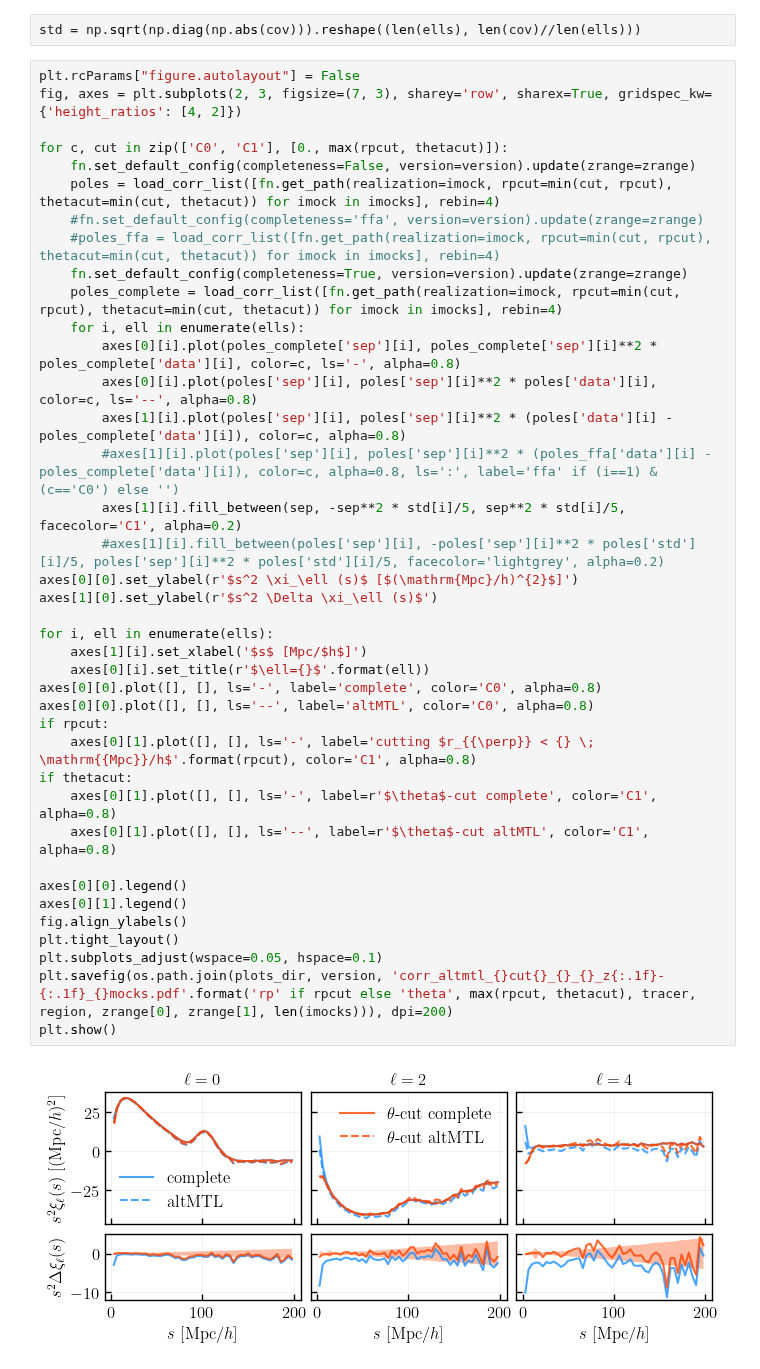
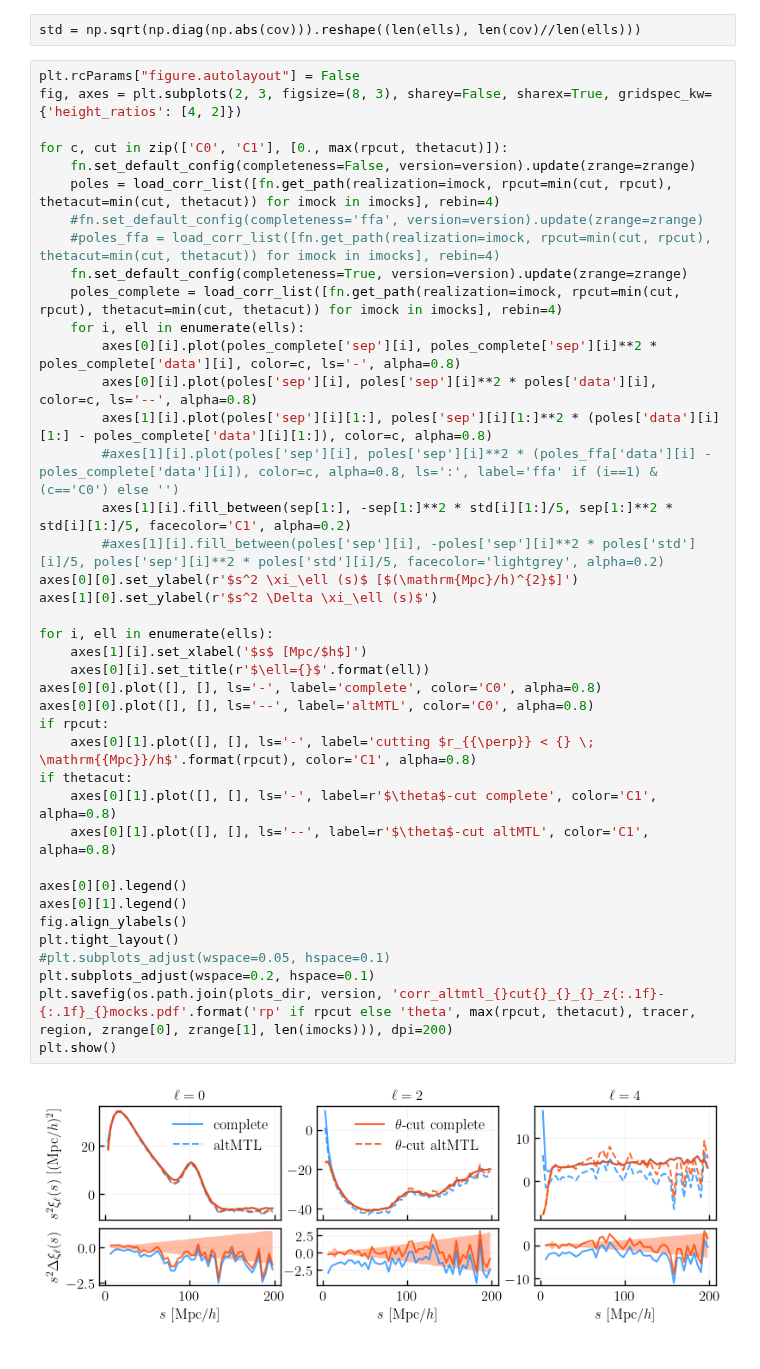
Before and after one commit to mathildepinon/desi-fiber-collisions, a Jupyter notebook: nb/corr_plots.ipynb, the cells around one changed output. Saved outputs shown, nothing was run; the diff lists cells and outputs as text.

```diff
--- a/nb/corr_plots.ipynb
+++ b/nb/corr_plots.ipynb
@@ -47,7 +47,7 @@ sep, cov = get_EZmocks_covariance(stat='xi', tracer=tracer, region=region, zrang
 std = np.sqrt(np.diag(np.abs(cov))).reshape((len(ells), len(cov)//len(ells)))
 # %%
 plt.rcParams["figure.autolayout"] = False
-fig, axes = plt.subplots(2, 3, figsize=(7, 3), sharey='row', sharex=True, gridspec_kw={'height_ratios': [4, 2]})
+fig, axes = plt.subplots(2, 3, figsize=(8, 3), sharey=False, sharex=True, gridspec_kw={'height_ratios': [4, 2]})
 
 for c, cut in zip(['C0', 'C1'], [0., max(rpcut, thetacut)]):
     fn.set_default_config(completeness=False, version=version).update(zrange=zrange)
@@ -55,34 +55,35 @@ for c, cut in zip(['C0', 'C1'], [0., max(rpcut, thetacut)]):
     #fn.set_default_config(completeness='ffa', version=version).update(zrange=zrange)
     #poles_ffa = load_corr_list([fn.get_path(realization=imock, rpcut=min(cut, rpcut), thetacut=min(cut, thetacut)) for imock in imocks], rebin=4)
     fn.set_default_config(completeness=True, version=version).update(zrange=zrange)
     poles_complete = load_corr_list([fn.get_path(realization=imock, rpcut=min(cut, rpcut), thetacut=min(cut, thetacut)) for imock in imocks], rebin=4)
     for i, ell in enumerate(ells):
         axes[0][i].plot(poles_complete['sep'][i], poles_complete['sep'][i]**2 * poles_complete['data'][i], color=c, ls='-', alpha=0.8)
         axes[0][i].plot(poles['sep'][i], poles['sep'][i]**2 * poles['data'][i], color=c, ls='--', alpha=0.8)
-        axes[1][i].plot(poles['sep'][i], poles['sep'][i]**2 * (poles['data'][i] - poles_complete['data'][i]), color=c, alpha=0.8)
+        axes[1][i].plot(poles['sep'][i][1:], poles['sep'][i][1:]**2 * (poles['data'][i][1:] - poles_complete['data'][i][1:]), color=c, alpha=0.8)
         #axes[1][i].plot(poles['sep'][i], poles['sep'][i]**2 * (poles_ffa['data'][i] - poles_complete['data'][i]), color=c, alpha=0.8, ls=':', label='ffa' if (i==1) & (c=='C0') else '')
-        axes[1][i].fill_between(sep, -sep**2 * std[i]/5, sep**2 * std[i]/5, facecolor='C1', alpha=0.2)
+        axes[1][i].fill_between(sep[1:], -sep[1:]**2 * std[i][1:]/5, sep[1:]**2 * std[i][1:]/5, facecolor='C1', alpha=0.2)
         #axes[1][i].fill_between(poles['sep'][i], -poles['sep'][i]**2 * poles['std'][i]/5, poles['sep'][i]**2 * poles['std'][i]/5, facecolor='lightgrey', alpha=0.2)
 axes[0][0].set_ylabel(r'$s^2 \xi_\ell (s)$ [$(\mathrm{Mpc}/h)^{2}$]')
 axes[1][0].set_ylabel(r'$s^2 \Delta \xi_\ell (s)$')
 
 for i, ell in enumerate(ells):
     axes[1][i].set_xlabel('$s$ [Mpc/$h$]')
     axes[0][i].set_title(r'$\ell={}$'.format(ell))
 axes[0][0].plot([], [], ls='-', label='complete', color='C0', alpha=0.8)
 axes[0][0].plot([], [], ls='--', label='altMTL', color='C0', alpha=0.8)
 if rpcut:
     axes[0][1].plot([], [], ls='-', label='cutting $r_{{\perp}} < {} \; \mathrm{{Mpc}}/h$'.format(rpcut), color='C1', alpha=0.8)
 if thetacut:
     axes[0][1].plot([], [], ls='-', label=r'$\theta$-cut complete', color='C1', alpha=0.8)
     axes[0][1].plot([], [], ls='--', label=r'$\theta$-cut altMTL', color='C1', alpha=0.8)
 
 axes[0][0].legend()
 axes[0][1].legend()
 fig.align_ylabels()
 plt.tight_layout()
-plt.subplots_adjust(wspace=0.05, hspace=0.1)
+#plt.subplots_adjust(wspace=0.05, hspace=0.1)
+plt.subplots_adjust(wspace=0.2, hspace=0.1)
 plt.savefig(os.path.join(plots_dir, version, 'corr_altmtl_{}cut{}_{}_{}_z{:.1f}-{:.1f}_{}mocks.pdf'.format('rp' if rpcut else 'theta', max(rpcut, thetacut), tracer, region, zrange[0], zrange[1], len(imocks))), dpi=200)
 plt.show()
 # %% [output]
-[figure, old version]
+[figure, new version]
```
Also changed, not shown: 14 other files.
